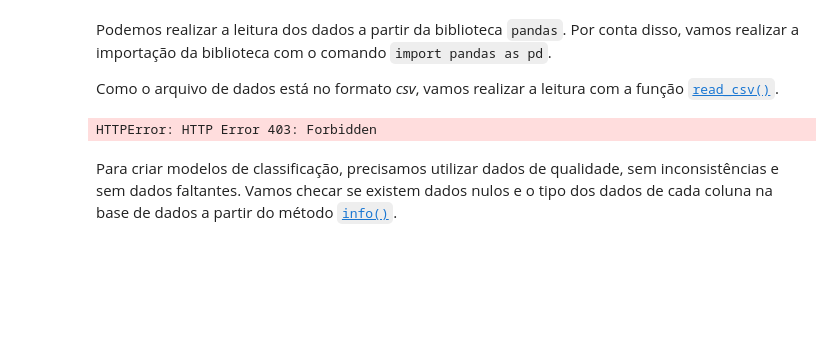
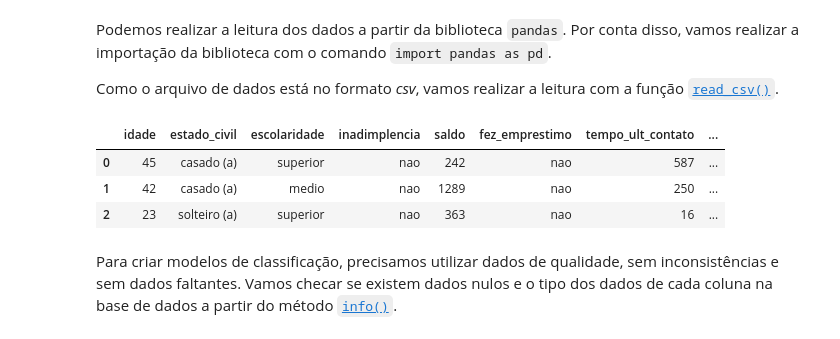
Before and after one commit to brenomferreira/Classifica-o-aprendendo-a-classificar-dados-com-Machine-Learning---ALURA, a Jupyter notebook: projeto_inicial_classificacao__Primeiros_passos.ipynb, the cells around one changed output. Saved outputs shown, nothing was run; the diff lists cells and outputs as text; code cells hidden in the pictures; blank space fills up the shorter version.

```diff
--- a/projeto_inicial_classificacao__Primeiros_passos.ipynb
+++ b/projeto_inicial_classificacao__Primeiros_passos.ipynb
@@ -16,9 +16,14 @@ Podemos realizar a leitura dos dados a partir da biblioteca `pandas`. Por conta
 Como o arquivo de dados está no formato *csv*, vamos realizar a leitura com a função [`read_csv()`](https://pandas.pydata.org/docs/reference/api/pandas.read_csv.html).
 # %%
 import pandas as pd
-# %%
-df = pd.read_csv('https://cdn3.gnarususercontent.com.br/3067-classificacao/Projeto/dados/marketing_investimento.csv')
-# %% [output]
-HTTPError: HTTP Error 403: Forbidden
+# %%
+dados = pd.read_csv('https://raw.githubusercontent.com/brenomferreira/Classifica-o-aprendendo-a-classificar-dados-com-Machine-Learning---ALURA/refs/heads/main/marketing_investimento.csv')
+# %%
+dados.head(3)
+# %% [output]
+|  | idade | estado_civil | escolaridade | inadimplencia | saldo | fez_emprestimo | tempo_ult_contato | ... |
+| 0 | 45 | casado (a) | superior | nao | 242 | nao | 587 | ... |
+| 1 | 42 | casado (a) | medio | nao | 1289 | nao | 250 | ... |
+| 2 | 23 | solteiro (a) | superior | nao | 363 | nao | 16 | ... |
 # %% [markdown]
 Para criar modelos de classificação, precisamos utilizar dados de qualidade, sem inconsistências e sem dados faltantes. Vamos checar se existem dados nulos e o tipo dos dados de cada coluna na base de dados a partir do método [`info()`](https://pandas.pydata.org/docs/reference/api/pandas.DataFrame.info.html).
```
Also changed, not shown: parts of 7 cells of this notebook.
